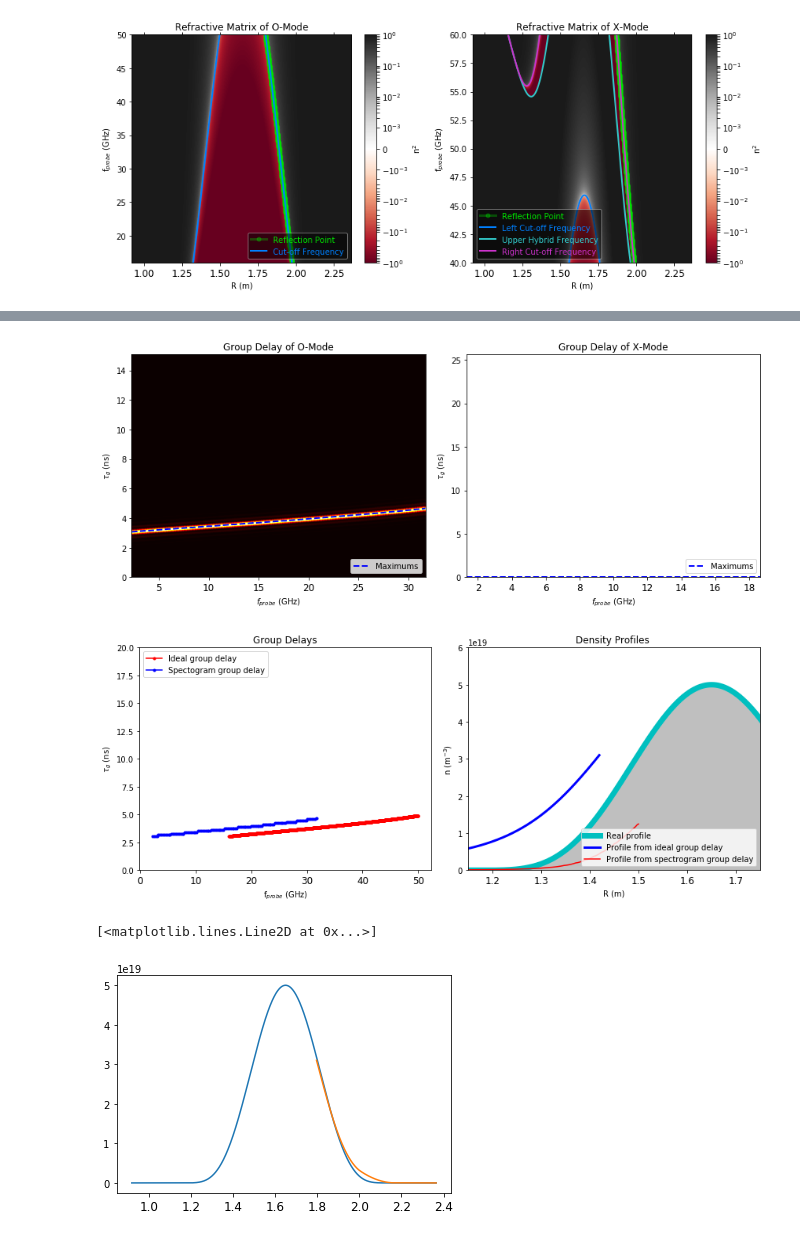
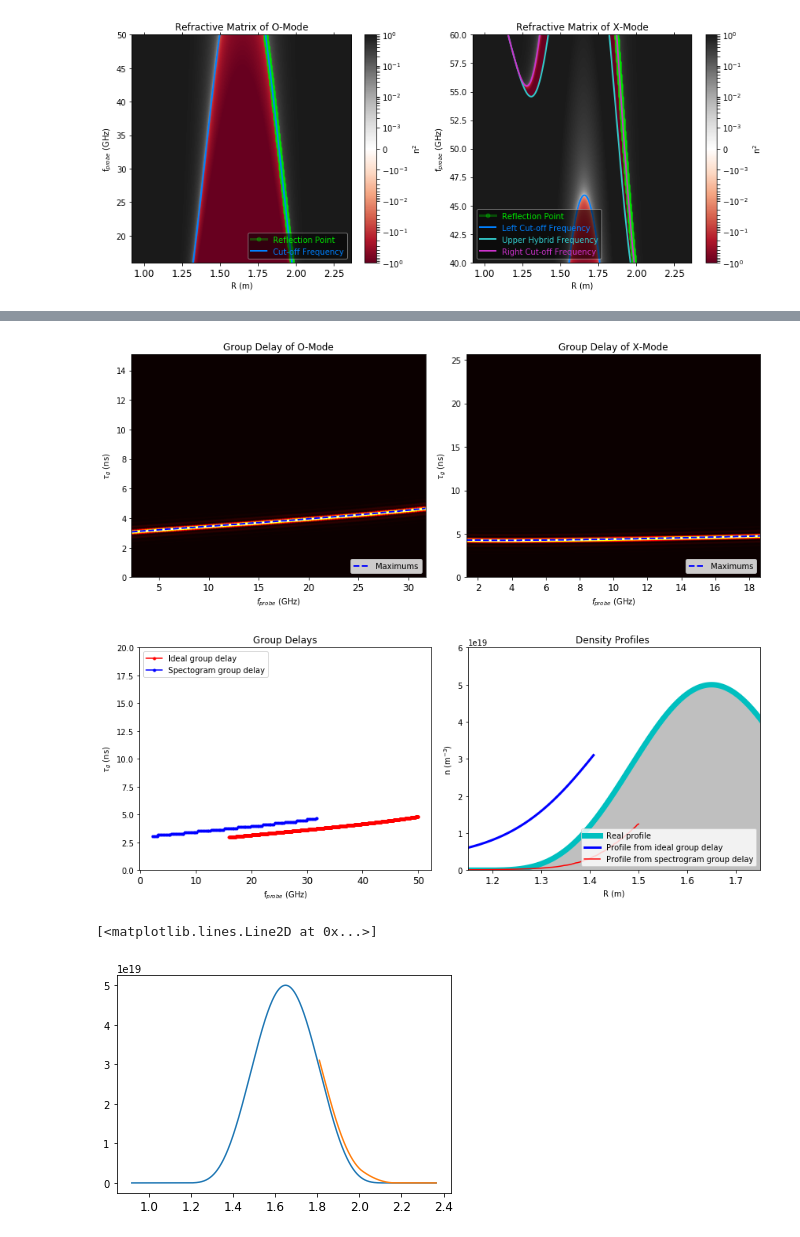
Before and after one commit to OpenReflectometry/scikit-reflectometry, a Jupyter notebook: notebooks/Workbench-01.ipynb, the cells around one changed output, grey strips where cells are left out. Cells and saved outputs as stored; diff of their text form; code cells hidden in the pictures.

Commit message:
Initial version of phase_delay2

```diff
--- a/notebooks/Workbench-01.ipynb
+++ b/notebooks/Workbench-01.ipynb
@@ -181,3 +130,4 @@ phi_O = phase_delay3(fs_O, radius_arr, n_index_O_sq, reflect_at_wall=True, anten
 # %%
-phi_X = phase_delay3(fs_X, rs, n_index_X_sq, reflect_at_wall=True, antenna_side='lfs')
+phi_X = phase_delay2(fs_X, rs, n_index_X_sq, reflect_at_wall=True, antenna_side='lfs')
+phi_O = phase_delay2(fs_O, rs, n_index_O_sq, reflect_at_wall=True, antenna_side='lfs')
 #phi_X = phase_delay(fs_X, rs, n_index_X, refract_epsilon=1e-6, antenna_side='lfs')
@@ -304,30 +193,31 @@ plt.plot(fs_O, beat_sig,lw=0.5)
 # %%
+beat_sig = beat_signal(fs_O, delta_t_O)
 beat_sig_X = beat_signal(fs_X, delta_t_X)
 
 fs, ts, spectrum = spectrogram(beat_sig, fs=f_sampling, nperseg=136, nfft=256, noverlap=128)
 beat_max = beat_maximums(fs, spectrum)
 
 fsamp_X, ts_X, spectrum_X = spectrogram(beat_sig_X, fs=f_sampling_X, nperseg=128+64, nfft=2048, noverlap=128)
 beat_max_X = beat_maximums(fsamp_X, spectrum_X)
 
 delta_t_noise = beat_max / sweep_rate
 fs_noise = ts * sweep_rate
 
 plt.figure(figsize=fig_size)
 
 plt.subplot(1, 2, 1)
 
 plot_beat_spectogram(f_sampling, beat_sig, sweep_rate, title='O-Mode')
 
 plt.subplot(1, 2, 2)
 
 plot_beat_spectogram(f_sampling_X, beat_sig_X, sweep_rate_X, title='X-Mode')
 
 plt.tight_layout()
 #plt.savefig('images/spectrogram.png', dpi=200)
 plt.show()
 # %% [output]
-[figure, old version]
+[figure, new version]
 # %%
 radius_calc, dens_arr_to_calc = abel_inversion(fs_O, delta_t_O, pos_antenna=radius_arr[0]+.015, other_method=False)
 radius_calc_other, dens_arr_to_calc_other = abel_inversion(fs_O, delta_t_O, pos_antenna=radius_arr[0], other_method=True)
@@ -357,7 +247,7 @@ plt.tight_layout()
 #plt.savefig('images/reconstruction.png', dpi=200)
 plt.show()
 # %% [output]
-[figure, old version]
+[figure, new version]
 # %%
 rad, dens = CalcInvPerfO(fs_O, delta_t_O, vacd=0.19, initpts=32)
 rad = max(rs) - rad
@@ -366,4 +256,4 @@ plt.plot(rs, ns)
 plt.plot(rad, dens)
 # %% [output]
 [<matplotlib.lines.Line2D at 0x...>]
-[figure, old version]
+[figure, new version]
```
Also changed, not shown: parts of 8 cells of this notebook, 17 other files.
